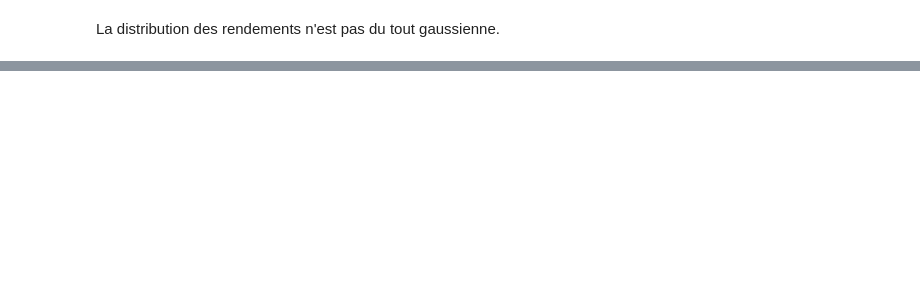
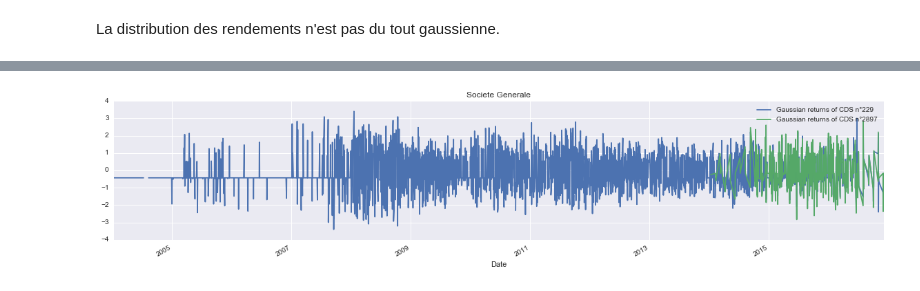
Before and after one commit to m-legrand/risque2016, a Jupyter notebook: code/main.ipynb, the cells around one changed output, grey strips where cells are left out. Drawn from its saved outputs; the diff is of its cells as text; code cells hidden in the pictures; blank space fills up the shorter version.

```diff
--- a/code/main.ipynb
+++ b/code/main.ipynb
@@ -105,0 +111,46 @@ La distribution des rendements n'est pas du tout gaussienne.
+# %%
+def cdf(x, cdf_df):
+    indexes = cdf_df.index.searchsorted(x)
+    try:
+        index = indexes[0]
+    except IndexError:
+        index = indexes
+
+    if index == len(cdf_df):
+        index = index-1
+        i0 = i1 = cdf_df.index[index]
+    elif index == 0:
+        i0 = i1 = cdf_df.index[index]
+    else:
+        i0, i1 = cdf_df.index[index-1], cdf_df.index[index]
+        if x-i0 < i1-x:
+            index = index-1
+
+    res = cdf_df.iloc[index]
+    if res < 0 and isinf(res):
+        return 0
+    elif res > 0 and isinf(res):
+        return 1
+    else:
+        return res
+# %%
+dc_gaussian_returns = {}
+for _id, _df in dc_returns.iteritems():
+    new_df = _df[1:].sort_values()
+    new_df.append(new_df.iloc[-1:])   # Unbiased CDF, please
+    cum_dist = np.linspace(0.,1.,len(new_df))
+    cdf_df = pd.Series(cum_dist, index=new_df)
+    dc_gaussian_returns[_id] = _df.map(lambda x: sqrt(2)*erfinv(2*cdf(x, cdf_df)-1))
+# %%
+_names = ['Societe Generale']
+for _name in _names:
+    fig, axes = plt.subplots(nrows=1, ncols=1, figsize=(20, 4))
+    for _id in dc_map[_name]:
+        dc_gaussian_returns[_id].plot(
+            title = _name
+            , ax = axes
+            , label = 'Gaussian returns of CDS n°' + str(_id))
+    plt.legend()
+    plt.show()
+# %% [output]
+[figure, added]
```
Also changed, not shown: parts of 7 cells of this notebook.
